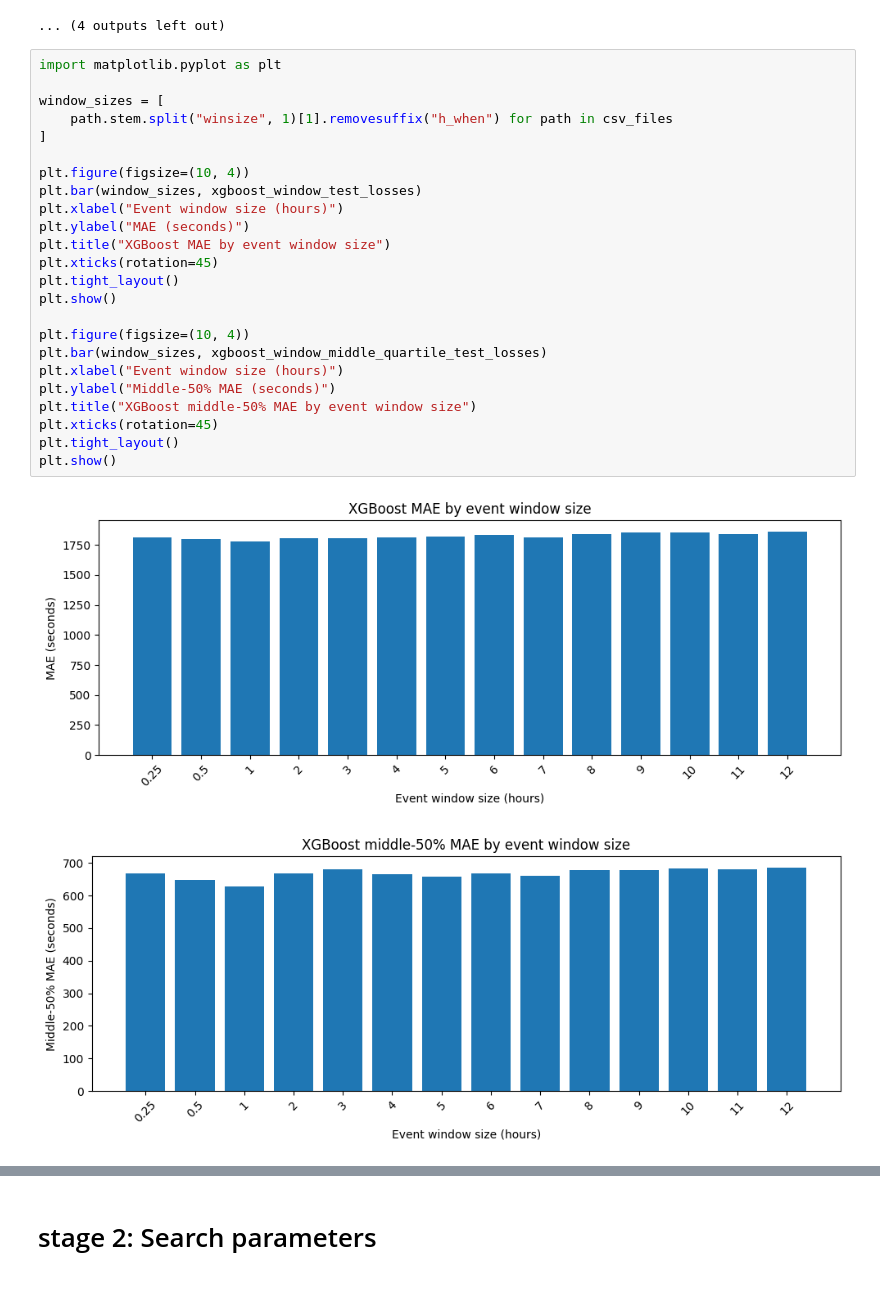
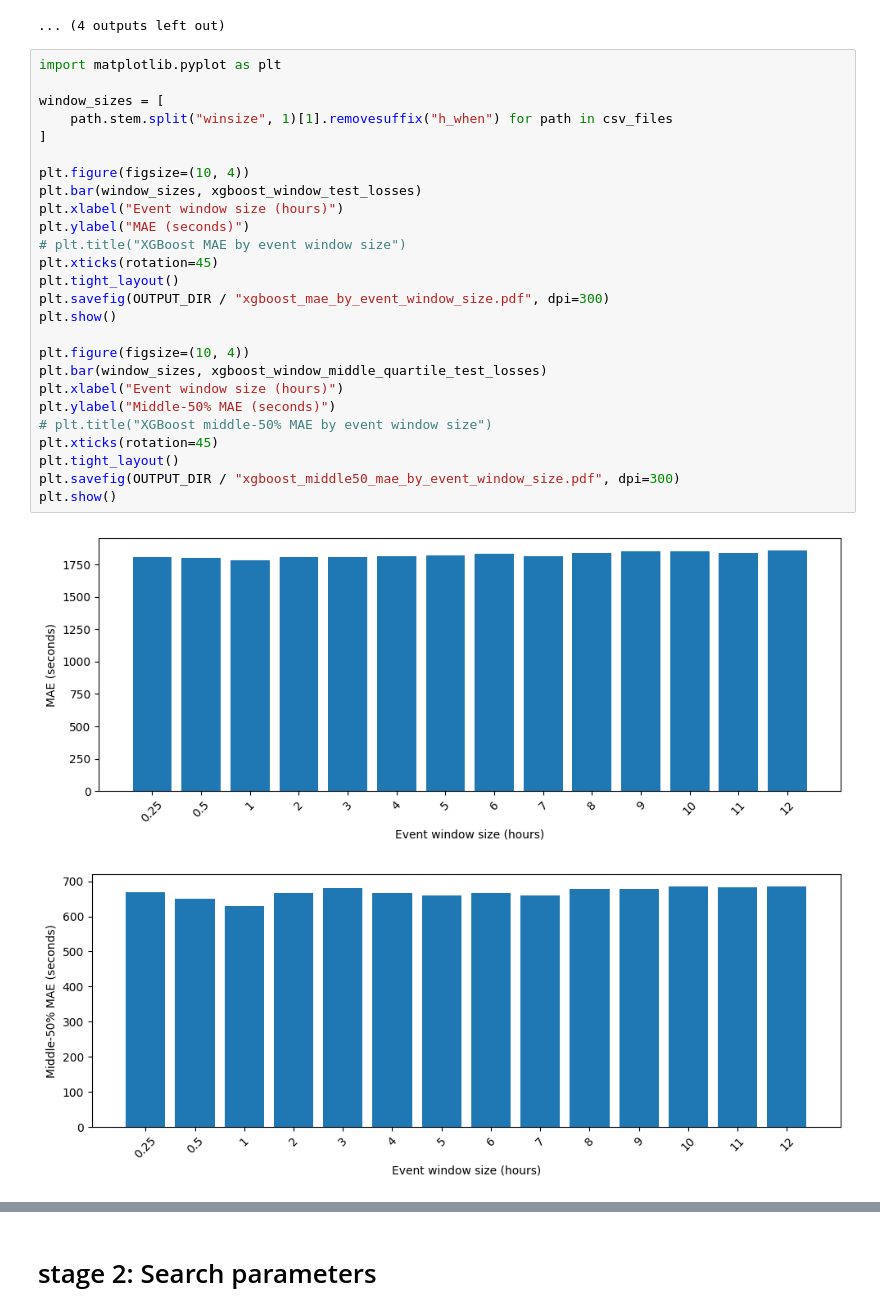
Before and after one commit to mohamad-hasan-sohan-ajini/predictive-maintenance, a Jupyter notebook: src/predictive_maintenance_xgboost_when.ipynb, the cells around one changed output, grey strips where cells are left out. Saved outputs shown, nothing was run; the diff lists cells and outputs as text.

Commit message:
Save all images in a paper ready format

```diff
--- a/src/predictive_maintenance_xgboost_when.ipynb
+++ b/src/predictive_maintenance_xgboost_when.ipynb
@@ -164,30 +164,32 @@ dataset_winsize9h_when.csv: test MAE=1850.631144, middle-50% MAE=678.582673
 # %%
 import matplotlib.pyplot as plt
 
 window_sizes = [
     path.stem.split("winsize", 1)[1].removesuffix("h_when") for path in csv_files
 ]
 
 plt.figure(figsize=(10, 4))
 plt.bar(window_sizes, xgboost_window_test_losses)
 plt.xlabel("Event window size (hours)")
 plt.ylabel("MAE (seconds)")
-plt.title("XGBoost MAE by event window size")
+# plt.title("XGBoost MAE by event window size")
 plt.xticks(rotation=45)
 plt.tight_layout()
+plt.savefig(OUTPUT_DIR / "xgboost_mae_by_event_window_size.pdf", dpi=300)
 plt.show()
 
 plt.figure(figsize=(10, 4))
 plt.bar(window_sizes, xgboost_window_middle_quartile_test_losses)
 plt.xlabel("Event window size (hours)")
 plt.ylabel("Middle-50% MAE (seconds)")
-plt.title("XGBoost middle-50% MAE by event window size")
+# plt.title("XGBoost middle-50% MAE by event window size")
 plt.xticks(rotation=45)
 plt.tight_layout()
+plt.savefig(OUTPUT_DIR / "xgboost_middle50_mae_by_event_window_size.pdf", dpi=300)
 plt.show()
 # %% [output]
-[figure, old version]
+[figure, new version]
-[figure, old version]
+[figure, new version]
 # %%
 best_loss = min(xgboost_window_test_losses)
 loss_above_best = [loss - best_loss for loss in xgboost_window_test_losses]
```
Also changed, not shown: parts of 5 cells of this notebook.
